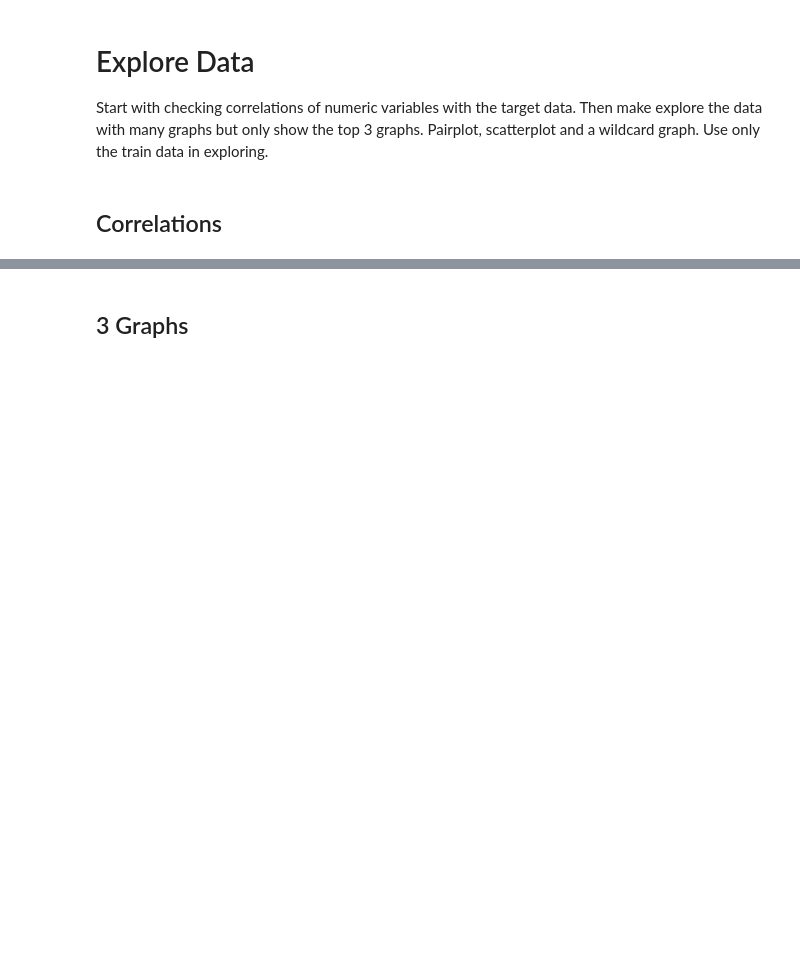
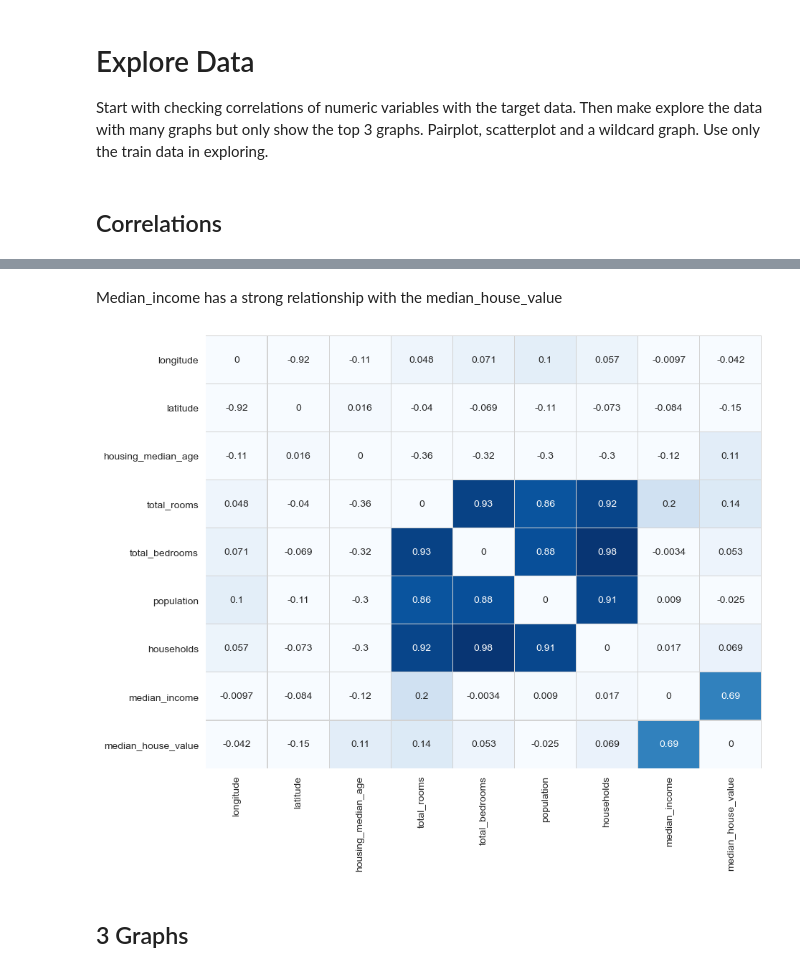
Before and after one commit to angelocandari/std-handsOnMachineLearning, a Jupyter notebook: std-01-housing.ipynb, the cells around one changed output, grey strips where cells are left out. Saved outputs shown, nothing was run; the diff lists cells and outputs as text; code cells hidden in the pictures; blank space fills up the shorter version.

```diff
--- a/std-01-housing.ipynb
+++ b/std-01-housing.ipynb
@@ -132,3 +110,15 @@ train.corr().sort_values(by = target, ascending=False).reset_index().style.bar()
+# %% [markdown]
+Median_income has a strong relationship with the median_house_value
+# %%
+matrix = train[['longitude', 'latitude', 'housing_median_age', 'total_rooms',
+       'total_bedrooms', 'population', 'households', 'median_income',
+       'median_house_value']].corr()
+
+np.fill_diagonal(matrix.values, 0)
+sns.heatmap(matrix, vmin=0, vmax=1
+            , cmap='Blues', annot=True, linecolor='lightgrey', linewidths=.1, cbar=False);
+# %% [output]
+[figure, added]
 # %% [markdown]
 ## 3 Graphs
 # %%
```
Also changed, not shown: parts of 11 cells of this notebook, 4 other files.
